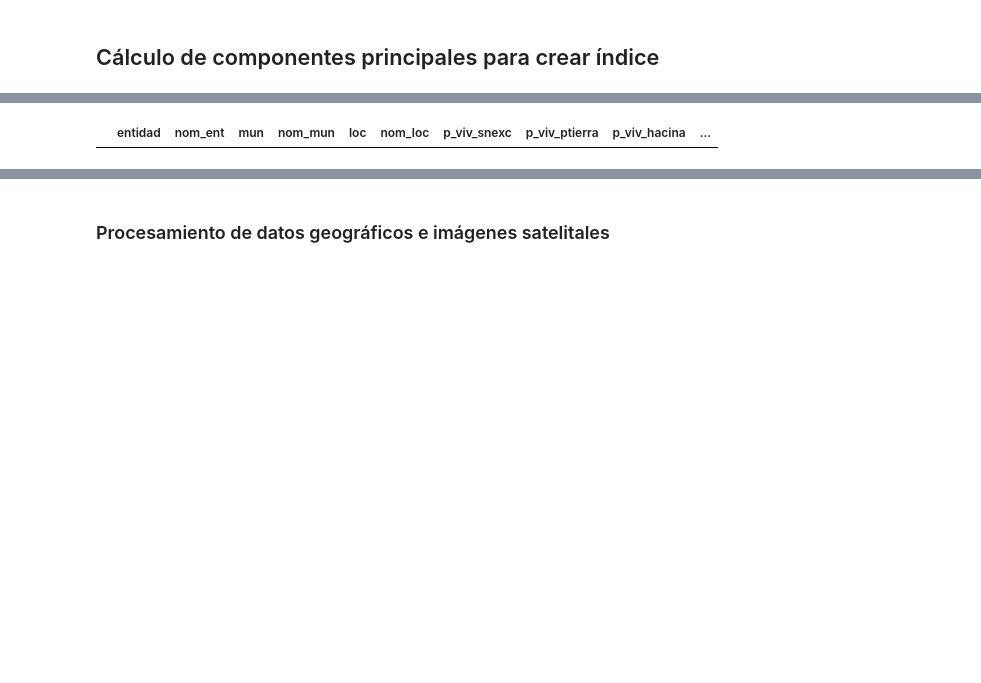
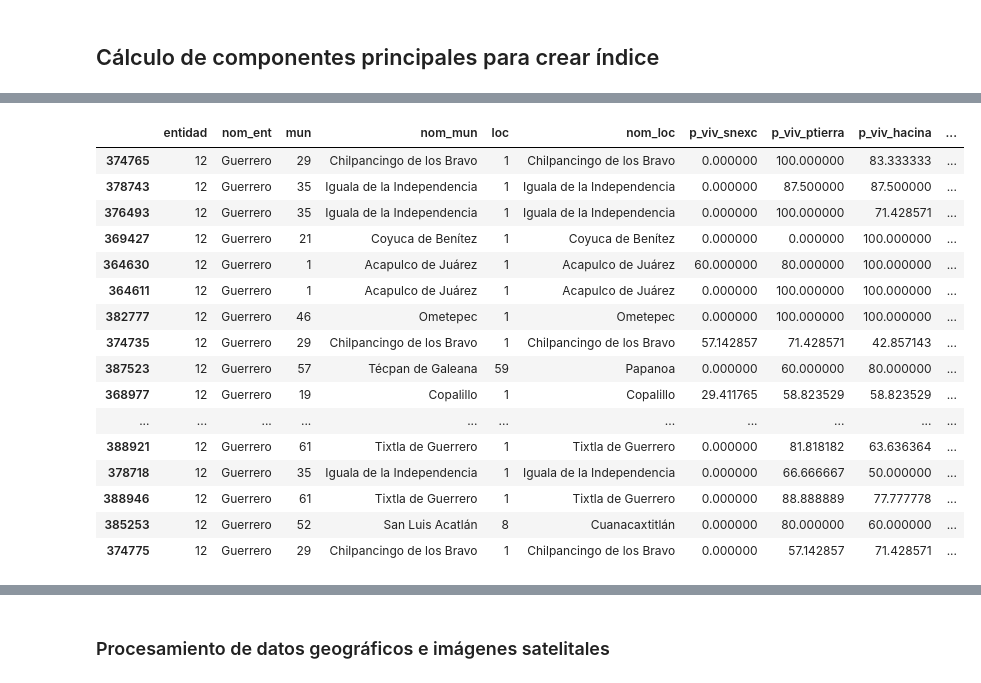
Before and after one commit to claudiodanielpc/proyecto_infotec, a Jupyter notebook: indice_rezago.ipynb, the cells around one changed output, grey strips where cells are left out. Cells and saved outputs as stored; diff of their text form; code cells hidden in the pictures; blank space fills up the shorter version.

```diff
--- a/indice_rezago.ipynb
+++ b/indice_rezago.ipynb
@@ -155,0 +188,4 @@ for indicador in ['p_viv_snexc','p_viv_ptierra','p_viv_hacina']:
+# %%
+#Pegar entorno a df_limpia
+df_limpia=pd.merge(df_limpia,entorno)
+df_limpia
@@ -168,9 +273,9 @@ El número de viviendas particulares habitadas es 9,403,191.0
 # %% [markdown]
 ## Cálculo de componentes principales para crear índice
 # %%
-dato_pca=df_limpia[['p_viv_snexc','p_viv_ptierra','p_viv_hacina']]
+dato_pca=df_limpia[['p_viv_snexc','p_viv_ptierra','p_viv_hacina','p_viv_sagua','p_viv_energia', 'p_viv_drena','vialidad_sinrec']]
 #Crear objeto PCA
-pca = PCA(n_components=3)
+pca = PCA(n_components=4)
 #Entrenar PCA
 data=pca.fit_transform(dato_pca)
 # %%
@@ -203,10 +309,13 @@ La suma de la varianza explicada por los componentes 1 y 2 es 0.803
 #Crear un índice de rezago habitacional con base en el primer y segundo componente principal
 ind1=data[:,0]
 ind2=data[:,1]
+ind3=data[:,2]
+ind4=data[:,3]
 explained_variance=pca.explained_variance_ratio_
-ind_rez=ind1*explained_variance[0]+ind2*explained_variance[1]
+ind_rez=ind1*explained_variance[0]+ind2*explained_variance[1]+ind3*explained_variance[2]+ind4*explained_variance[3]
 #Normalizar el índice de rezago habitacional
 ind_rez=(ind_rez-ind_rez.min())/(ind_rez.max()-ind_rez.min())
+df_limpia['ind_rez']=ind_rez
 # %%
 #Graficar el índice de rezago habitacional
 plt.hist(ind_rez,bins=10,edgecolor='black', linewidth=1.2, color='#9d2449')
@@ -225,3 +332,13 @@ df_limpia['ind_rez']=ind_rez
+# %%
+min_values = df_limpia[['p_viv_snexc', 'p_viv_ptierra', 'p_viv_hacina', 'p_viv_sagua', 'p_viv_energia', 'p_viv_drena', 'vialidad_sinrec']].min()
+range_values = df_limpia[['p_viv_snexc', 'p_viv_ptierra', 'p_viv_hacina', 'p_viv_sagua', 'p_viv_energia', 'p_viv_drena', 'vialidad_sinrec']].max() - min_values
+df_limpia_norm = (df_limpia[['p_viv_snexc', 'p_viv_ptierra', 'p_viv_hacina', 'p_viv_sagua', 'p_viv_energia', 'p_viv_drena','vialidad_sinrec']] - min_values) / range_values
+
+# Suponiendo pesos iguales para cada indicador
+weights = [1/7] * 7
+
+# Cálculo del índice como el promedio ponderado de los indicadores normalizados
+df_limpia['slum_severity_index'] = df_limpia_norm.dot(weights)
 # %%
 df_limpia
 # %% [output]
@@ -262,5 +410,21 @@ df_limpia.sort_values(by='ind_rez',ascending=False).head(60)[['entidad','nom_ent
 # %%
 #Obtener 30 primeros registros con mayor rezago habitacional. Mostrar entidad, nom_ent, mun, nom_mun, lc, nom_loc, ind_rez
-df_limpia[(df_limpia['entidad']==20)].sort_values(by='ind_rez',ascending=False).head(30)[['entidad','nom_ent','mun','nom_mun','loc','nom_loc','p_viv_snexc','p_viv_ptierra','p_viv_hacina','ind_rez']]
+df_limpia[(df_limpia['entidad']==12)].sort_values(by='ind_rez',ascending=False).head(30)[['entidad','nom_ent','mun','nom_mun','loc','nom_loc','p_viv_snexc','p_viv_ptierra','p_viv_hacina','ind_rez','slum_severity_index']]
 # %% [output]
 |  | entidad | nom_ent | mun | nom_mun | loc | nom_loc | p_viv_snexc | p_viv_ptierra | p_viv_hacina | ... |
+| 374765 | 12 | Guerrero | 29 | Chilpancingo de los Bravo | 1 | Chilpancingo de los Bravo | 0.000000 | 100.000000 | 83.333333 | ... |
+| 378743 | 12 | Guerrero | 35 | Iguala de la Independencia | 1 | Iguala de la Independencia | 0.000000 | 87.500000 | 87.500000 | ... |
+| 376493 | 12 | Guerrero | 35 | Iguala de la Independencia | 1 | Iguala de la Independencia | 0.000000 | 100.000000 | 71.428571 | ... |
+| 369427 | 12 | Guerrero | 21 | Coyuca de Benítez | 1 | Coyuca de Benítez | 0.000000 | 0.000000 | 100.000000 | ... |
+| 364630 | 12 | Guerrero | 1 | Acapulco de Juárez | 1 | Acapulco de Juárez | 60.000000 | 80.000000 | 100.000000 | ... |
+| 364611 | 12 | Guerrero | 1 | Acapulco de Juárez | 1 | Acapulco de Juárez | 0.000000 | 100.000000 | 100.000000 | ... |
+| 382777 | 12 | Guerrero | 46 | Ometepec | 1 | Ometepec | 0.000000 | 100.000000 | 100.000000 | ... |
+| 374735 | 12 | Guerrero | 29 | Chilpancingo de los Bravo | 1 | Chilpancingo de los Bravo | 57.142857 | 71.428571 | 42.857143 | ... |
+| 387523 | 12 | Guerrero | 57 | Técpan de Galeana | 59 | Papanoa | 0.000000 | 60.000000 | 80.000000 | ... |
+| 368977 | 12 | Guerrero | 19 | Copalillo | 1 | Copalillo | 29.411765 | 58.823529 | 58.823529 | ... |
+| ... | ... | ... | ... | ... | ... | ... | ... | ... | ... | ... |
+| 388921 | 12 | Guerrero | 61 | Tixtla de Guerrero | 1 | Tixtla de Guerrero | 0.000000 | 81.818182 | 63.636364 | ... |
+| 378718 | 12 | Guerrero | 35 | Iguala de la Independencia | 1 | Iguala de la Independencia | 0.000000 | 66.666667 | 50.000000 | ... |
+| 388946 | 12 | Guerrero | 61 | Tixtla de Guerrero | 1 | Tixtla de Guerrero | 0.000000 | 88.888889 | 77.777778 | ... |
+| 385253 | 12 | Guerrero | 52 | San Luis Acatlán | 8 | Cuanacaxtitlán | 0.000000 | 80.000000 | 60.000000 | ... |
+| 374775 | 12 | Guerrero | 29 | Chilpancingo de los Bravo | 1 | Chilpancingo de los Bravo | 0.000000 | 57.142857 | 71.428571 | ... |
```
Also changed, not shown: parts of 97 cells of this notebook, 1 other file.
